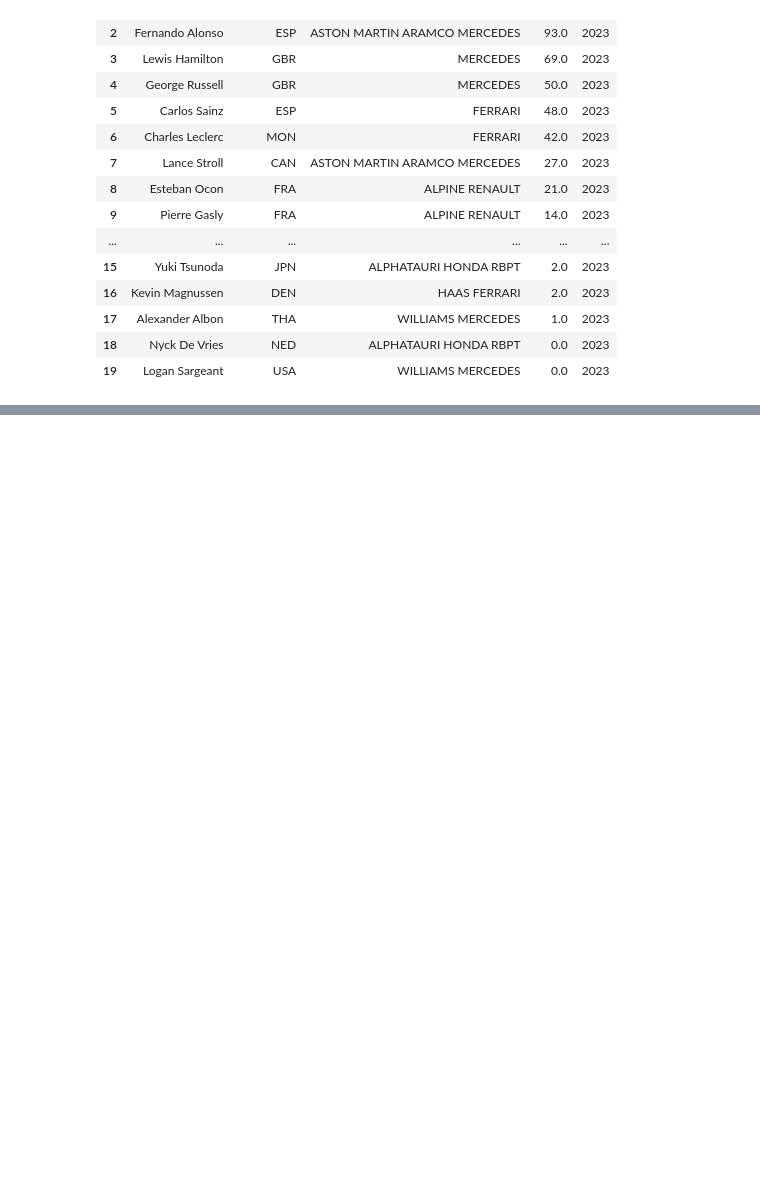
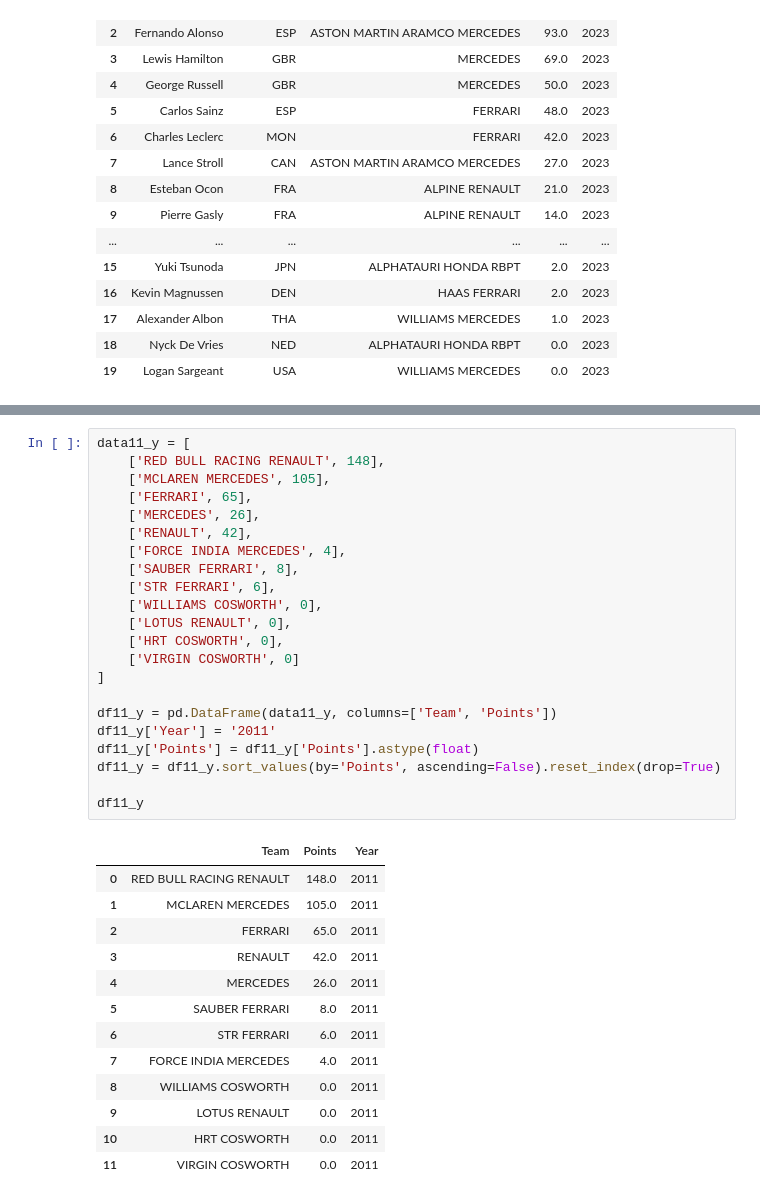
Before and after one commit to JuanGouveia/Final-Project, a Jupyter notebook: Points_record.ipynb, the cells around one changed output, grey strips where cells are left out. Saved outputs shown, nothing was run; the diff lists cells and outputs as text; blank space fills up the shorter version.

```diff
--- a/Points_record.ipynb
+++ b/Points_record.ipynb
@@ -1611,0 +2186,36 @@ df23
+# %%
+data11_y = [
+    ['RED BULL RACING RENAULT', 148],
+    ['MCLAREN MERCEDES', 105],
+    ['FERRARI', 65],
+    ['MERCEDES', 26],
+    ['RENAULT', 42],
+    ['FORCE INDIA MERCEDES', 4],
+    ['SAUBER FERRARI', 8],
+    ['STR FERRARI', 6],
+    ['WILLIAMS COSWORTH', 0],
+    ['LOTUS RENAULT', 0],
+    ['HRT COSWORTH', 0],
+    ['VIRGIN COSWORTH', 0]
+]
+
+df11_y = pd.DataFrame(data11_y, columns=['Team', 'Points'])
+df11_y['Year'] = '2011'
+df11_y['Points'] = df11_y['Points'].astype(float)
+df11_y = df11_y.sort_values(by='Points', ascending=False).reset_index(drop=True)
+
+df11_y
+# %% [output]
+|  | Team | Points | Year |
+| 0 | RED BULL RACING RENAULT | 148.0 | 2011 |
+| 1 | MCLAREN MERCEDES | 105.0 | 2011 |
+| 2 | FERRARI | 65.0 | 2011 |
+| 3 | RENAULT | 42.0 | 2011 |
+| 4 | MERCEDES | 26.0 | 2011 |
+| 5 | SAUBER FERRARI | 8.0 | 2011 |
+| 6 | STR FERRARI | 6.0 | 2011 |
+| 7 | FORCE INDIA MERCEDES | 4.0 | 2011 |
+| 8 | WILLIAMS COSWORTH | 0.0 | 2011 |
+| 9 | LOTUS RENAULT | 0.0 | 2011 |
+| 10 | HRT COSWORTH | 0.0 | 2011 |
+| 11 | VIRGIN COSWORTH | 0.0 | 2011 |
```
Also changed, not shown: parts of 30 cells of this notebook.
